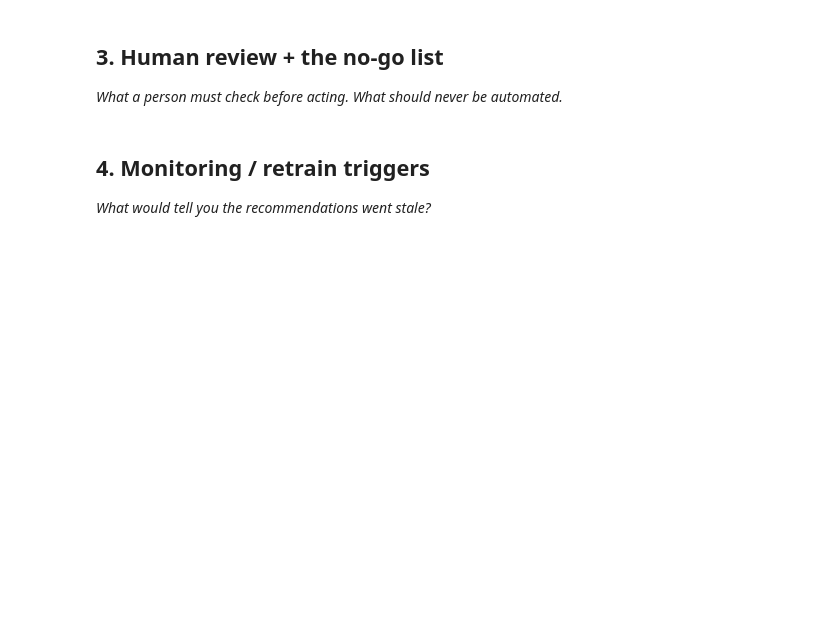
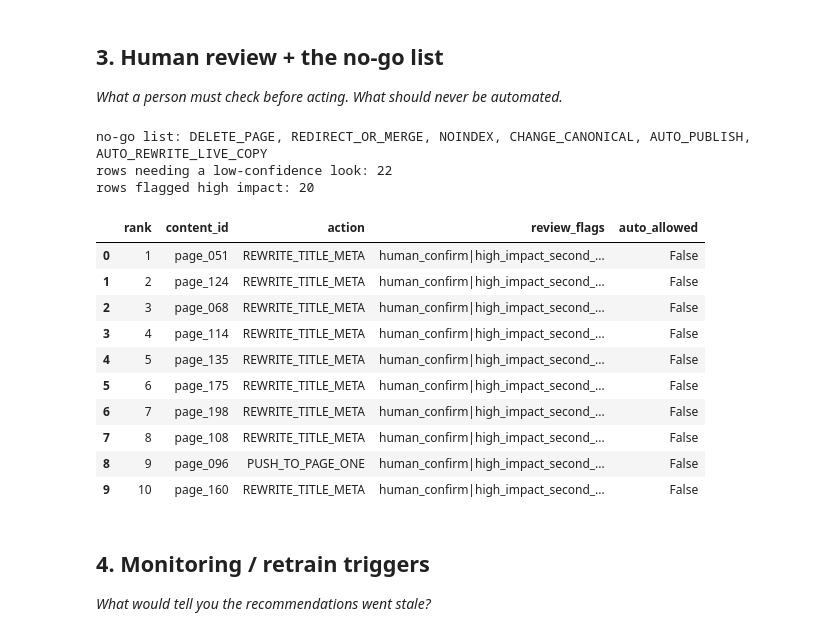
Before and after one commit to ayazahmedbscsf23-art/flyrank-ml-internship, a Jupyter notebook: work/notebooks/w07_action_playbook.ipynb, the cells around one changed output. Drawn from its saved outputs; the diff is of its cells as text; code cells hidden in the pictures; blank space fills up the shorter version.

```diff
--- a/work/notebooks/w07_action_playbook.ipynb
+++ b/work/notebooks/w07_action_playbook.ipynb
@@ -30,3 +175,63 @@ This skeleton is yours to fill. Work the sections **in order** — each one has
+# %%
+# Section 3: human review gate + no-go list
+# Actions the system may suggest but a person must always confirm
+REVIEW_REQUIRED_ACTIONS = {"REFRESH_CONTENT", "REWRITE_TITLE_META",
+                           "PUSH_TO_PAGE_ONE", "EXPAND_THIN_CONTENT"}
+
+# Actions that must never be produced or automated by this playbook
+NO_GO = ["DELETE_PAGE", "REDIRECT_OR_MERGE", "NOINDEX", "CHANGE_CANONICAL",
+         "AUTO_PUBLISH", "AUTO_REWRITE_LIVE_COPY"]
+
+CHECKLIST = [
+    "Open the page and confirm the problem the reason code describes is real",
+    "Check search intent still matches the page",
+    "Check for a known cause (seasonality, site change, tracking gap)",
+    "Confirm the page is not legal, compliance, or brand-sensitive",
+    "Edit and publish by a person only; log who approved and when",
+]
+
+HIGH_IMPACT_Q = 0.80
+high_cut = queue_in_scope["priority_score"].quantile(HIGH_IMPACT_Q)
+
+def review_flags(row):
+    flags = []
+    if row["action"] in REVIEW_REQUIRED_ACTIONS:
+        flags.append("human_confirm")
+    if row["confidence"] < 0.5:
+        flags.append("low_confidence")
+    if row["priority_score"] >= high_cut:
+        flags.append("high_impact_second_look")
+    return "|".join(flags)
+
+queue_in_scope["review_flags"] = queue_in_scope.apply(review_flags, axis=1)
+queue_in_scope["auto_allowed"] = False   # nothing in this queue is auto-executed
+
+# Guard: the queue must never contain a no-go action
+bad = set(queue_in_scope["action"]) & set(NO_GO)
+assert not bad, f"no-go actions found: {bad}"
+assert not queue_in_scope["auto_allowed"].any()
+
+print("no-go list:", ", ".join(NO_GO))
+print("rows needing a low-confidence look:",
+      queue_in_scope["review_flags"].str.contains("low_confidence").sum())
+print("rows flagged high impact:",
+      queue_in_scope["review_flags"].str.contains("high_impact_second_look").sum())
+queue_in_scope[["rank", "content_id", "action", "review_flags", "auto_allowed"]].head(10)
+# %% [output]
+no-go list: DELETE_PAGE, REDIRECT_OR_MERGE, NOINDEX, CHANGE_CANONICAL, AUTO_PUBLISH, AUTO_REWRITE_LIVE_COPY
+rows needing a low-confidence look: 22
+rows flagged high impact: 20
+|  | rank | content_id | action | review_flags | auto_allowed |
+| 0 | 1 | page_051 | REWRITE_TITLE_META | human_confirm|high_impact_second_... | False |
+| 1 | 2 | page_124 | REWRITE_TITLE_META | human_confirm|high_impact_second_... | False |
+| 2 | 3 | page_068 | REWRITE_TITLE_META | human_confirm|high_impact_second_... | False |
+| 3 | 4 | page_114 | REWRITE_TITLE_META | human_confirm|high_impact_second_... | False |
+| 4 | 5 | page_135 | REWRITE_TITLE_META | human_confirm|high_impact_second_... | False |
+| 5 | 6 | page_175 | REWRITE_TITLE_META | human_confirm|high_impact_second_... | False |
+| 6 | 7 | page_198 | REWRITE_TITLE_META | human_confirm|high_impact_second_... | False |
+| 7 | 8 | page_108 | REWRITE_TITLE_META | human_confirm|high_impact_second_... | False |
+| 8 | 9 | page_096 | PUSH_TO_PAGE_ONE | human_confirm|high_impact_second_... | False |
+| 9 | 10 | page_160 | REWRITE_TITLE_META | human_confirm|high_impact_second_... | False |
 # %% [markdown]
 ## 4. Monitoring / retrain triggers
 
```
Also changed, not shown: parts of 9 cells of this notebook.
